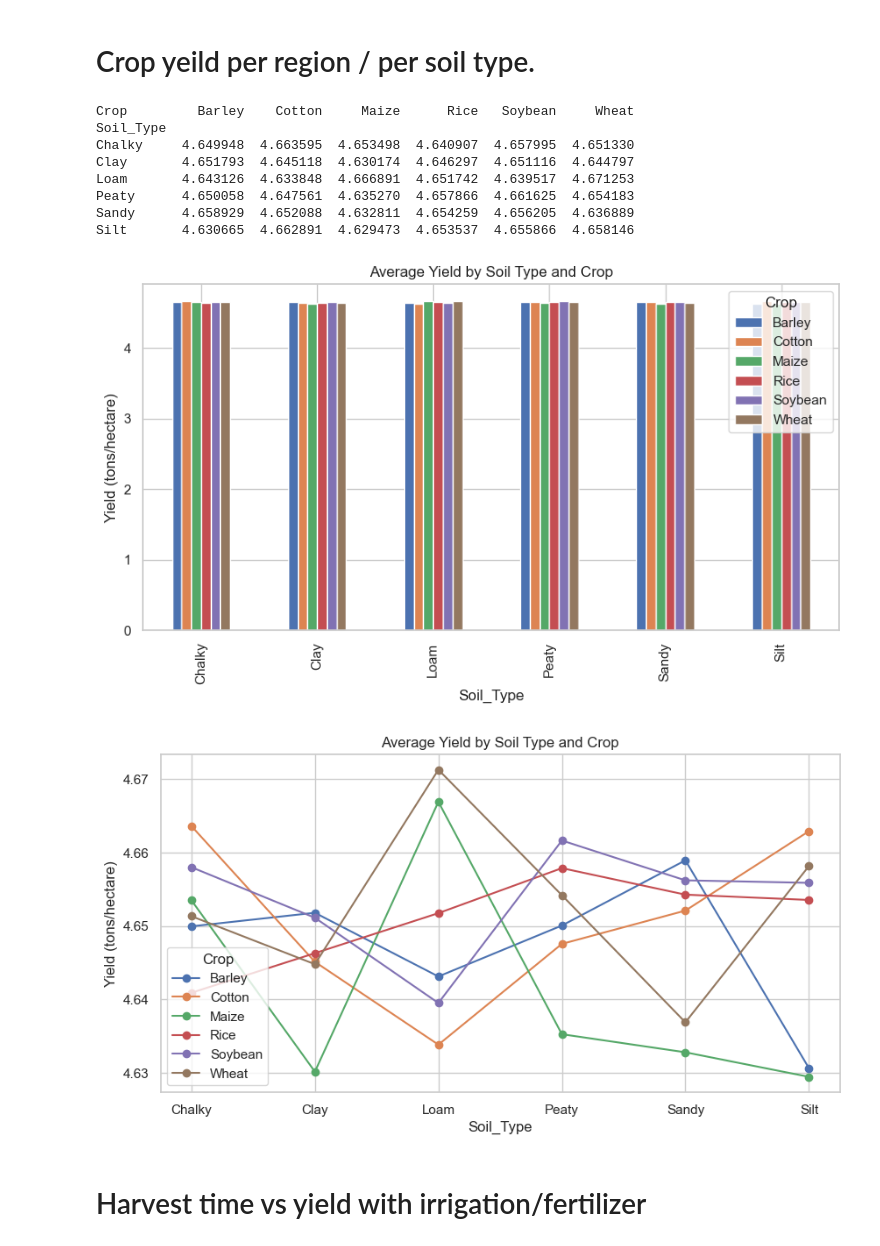
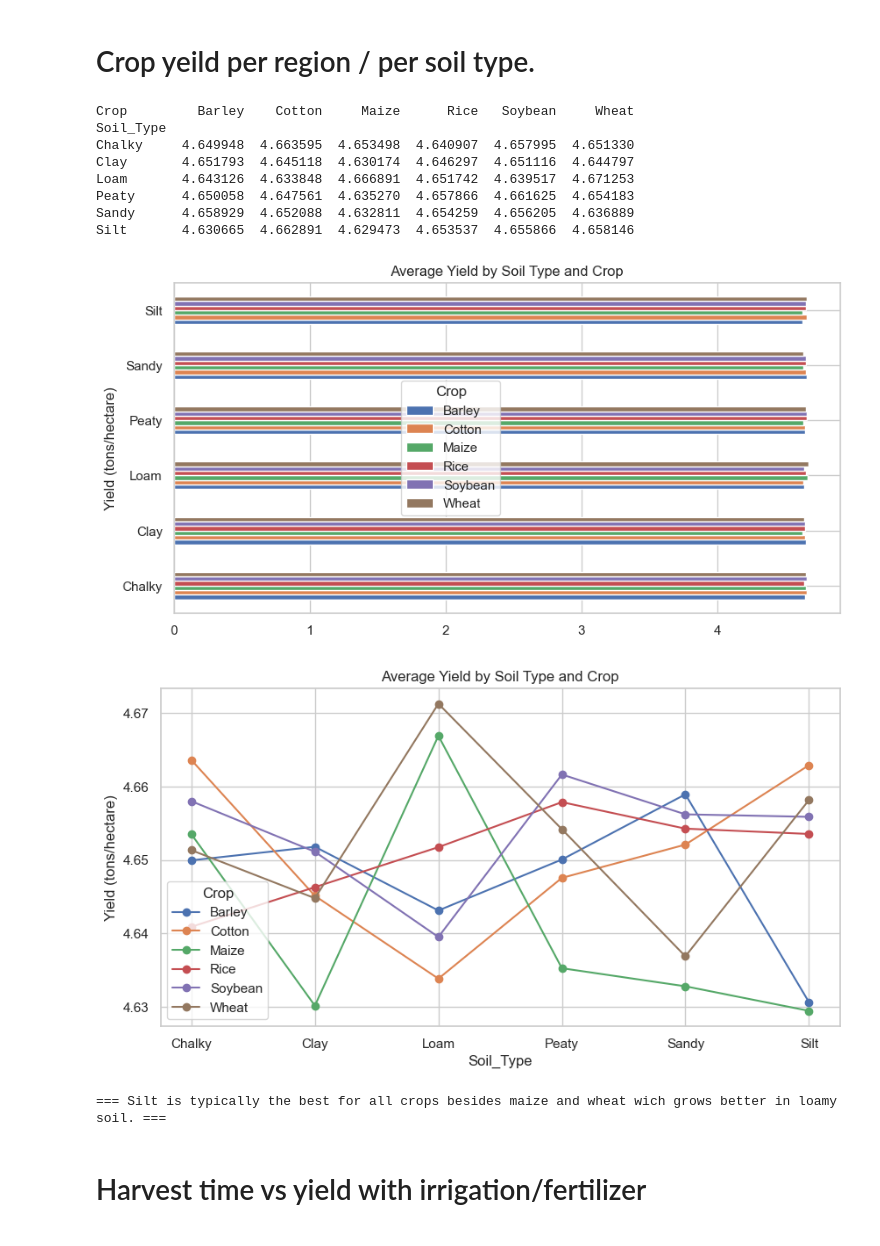
Before and after one commit to SI201-UMich/fall25-project1-Isaiahchonchoramirez, a Jupyter notebook: Project_01.ipynb, the cells around one changed output. Drawn from its saved outputs; the diff is of its cells as text; code cells hidden in the pictures.

```diff
--- a/Project_01.ipynb
+++ b/Project_01.ipynb
@@ -187,29 +210,32 @@ West               549.03  549.44  551.16
 # %%
 # Columns: Yield_tons_per_hectare, Soil_Type, Crop.
 # How does soil type influence the yield for different crops?
 soil_crop_yield = df.groupby(['Soil_Type', 'Crop'])['Yield_tons_per_hectare'].mean().unstack()
 print(soil_crop_yield)
 
-soil_crop_yield.plot(kind='bar', figsize=(10,5))
+soil_crop_yield.plot(kind='barh', figsize=(10,5))
+plt.legend(title='Crop', bbox_to_anchor=(.5, .5))
 plt.title('Average Yield by Soil Type and Crop')
 plt.ylabel('Yield (tons/hectare)')
 plt.show()
 
 soil_crop_yield.plot(kind='line', marker='o', figsize=(10,5))
 plt.title('Average Yield by Soil Type and Crop')
 plt.ylabel('Yield (tons/hectare)')
 plt.show()
+print("\n=== Silt is typically the best for all crops besides maize and wheat wich grows better in loamy soil. ===")
 # %% [output]
 Crop         Barley    Cotton     Maize      Rice   Soybean     Wheat
 Soil_Type
 Chalky     4.649948  4.663595  4.653498  4.640907  4.657995  4.651330
 Clay       4.651793  4.645118  4.630174  4.646297  4.651116  4.644797
 Loam       4.643126  4.633848  4.666891  4.651742  4.639517  4.671253
 Peaty      4.650058  4.647561  4.635270  4.657866  4.661625  4.654183
 Sandy      4.658929  4.652088  4.632811  4.654259  4.656205  4.636889
 Silt       4.630665  4.662891  4.629473  4.653537  4.655866  4.658146
-[figure, old version]
+[figure, new version]
 [figure]
+=== Silt is typically the best for all crops besides maize and wheat wich grows better in loamy soil. ===
 # %% [markdown]
 # Harvest time vs yield with irrigation/fertilizer
 # %%
```
Also changed, not shown: parts of 15 cells of this notebook, 1 other file.
